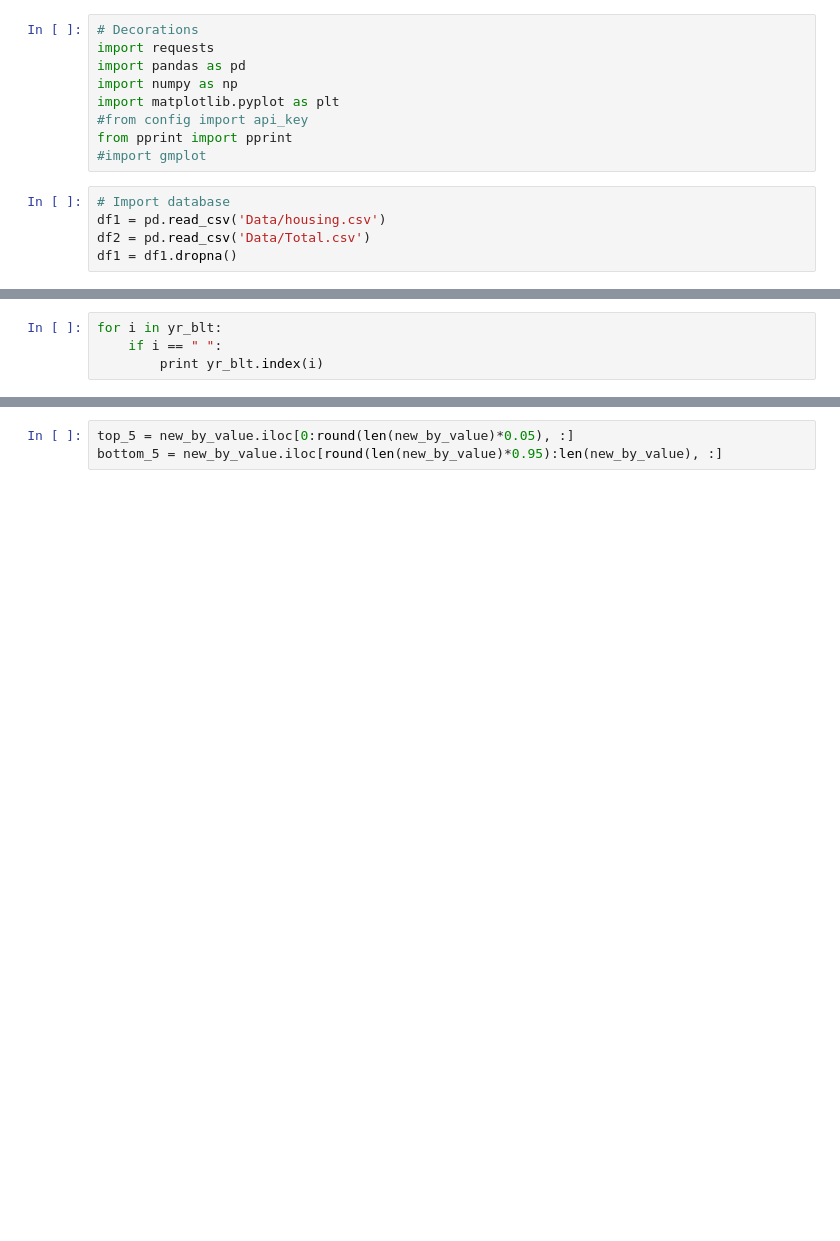
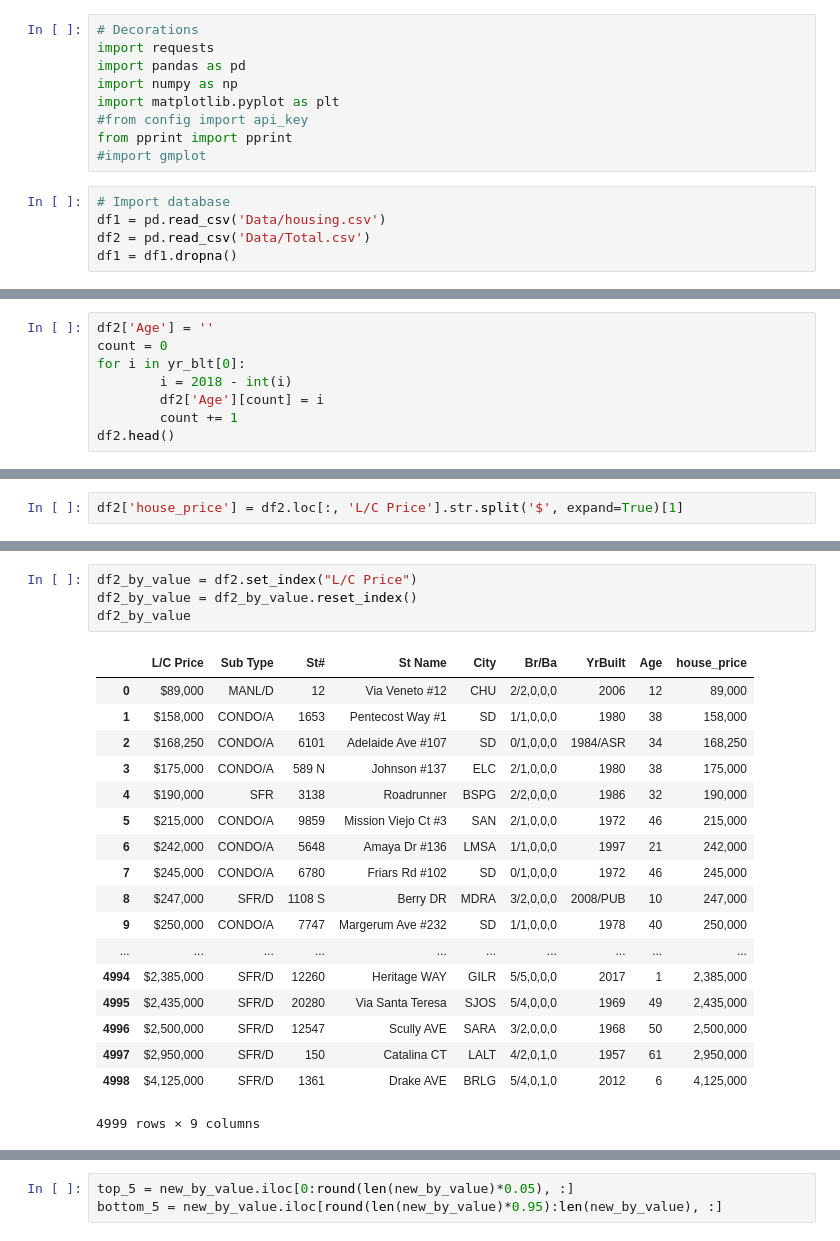
Before and after one commit to truonglybach/project1_UCI, a Jupyter notebook: shayan.ipynb, the cells around one changed output, grey strips where cells are left out. Cells and saved outputs as stored; diff of their text form; blank space fills up the shorter version.

```diff
--- a/shayan.ipynb
+++ b/shayan.ipynb
@@ -38,4 +39,0 @@ yr_blt = df2_year.loc[:, 'YrBuilt'].str.split('/', expand=True)[0]
-# %%
-for i in yr_blt:
-    if i == " ":
-        print yr_blt.index(i)
@@ -56,0 +40,8 @@ by_value = df1.sort_values("median_house_value", ascending=False)
+# %%
+df2['Age'] = ''
+count = 0
+for i in yr_blt[0]:
+        i = 2018 - int(i)
+        df2['Age'][count] = i
+        count += 1
+df2.head()
@@ -56,0 +55,2 @@ by_value = df1.sort_values("median_house_value", ascending=False)
+# %%
+df2['house_price'] = df2.loc[:, 'L/C Price'].str.split('$', expand=True)[1]
@@ -57,3 +66,26 @@ by_value = df1.sort_values("median_house_value", ascending=False)
+# %%
+df2_by_value = df2.set_index("L/C Price")
+df2_by_value = df2_by_value.reset_index()
+df2_by_value
+# %% [output]
+|  | L/C Price | Sub Type | St# | St Name | City | Br/Ba | YrBuilt | Age | house_price |
+| 0 | $89,000 | MANL/D | 12 | Via Veneto #12 | CHU | 2/2,0,0,0 | 2006 | 12 | 89,000 |
+| 1 | $158,000 | CONDO/A | 1653 | Pentecost Way #1 | SD | 1/1,0,0,0 | 1980 | 38 | 158,000 |
+| 2 | $168,250 | CONDO/A | 6101 | Adelaide Ave #107 | SD | 0/1,0,0,0 | 1984/ASR | 34 | 168,250 |
+| 3 | $175,000 | CONDO/A | 589 N | Johnson #137 | ELC | 2/1,0,0,0 | 1980 | 38 | 175,000 |
+| 4 | $190,000 | SFR | 3138 | Roadrunner | BSPG | 2/2,0,0,0 | 1986 | 32 | 190,000 |
+| 5 | $215,000 | CONDO/A | 9859 | Mission Viejo Ct #3 | SAN | 2/1,0,0,0 | 1972 | 46 | 215,000 |
+| 6 | $242,000 | CONDO/A | 5648 | Amaya Dr #136 | LMSA | 1/1,0,0,0 | 1997 | 21 | 242,000 |
+| 7 | $245,000 | CONDO/A | 6780 | Friars Rd #102 | SD | 0/1,0,0,0 | 1972 | 46 | 245,000 |
+| 8 | $247,000 | SFR/D | 1108 S | Berry DR | MDRA | 3/2,0,0,0 | 2008/PUB | 10 | 247,000 |
+| 9 | $250,000 | CONDO/A | 7747 | Margerum Ave #232 | SD | 1/1,0,0,0 | 1978 | 40 | 250,000 |
+| ... | ... | ... | ... | ... | ... | ... | ... | ... | ... |
+| 4994 | $2,385,000 | SFR/D | 12260 | Heritage WAY | GILR | 5/5,0,0,0 | 2017 | 1 | 2,385,000 |
+| 4995 | $2,435,000 | SFR/D | 20280 | Via Santa Teresa | SJOS | 5/4,0,0,0 | 1969 | 49 | 2,435,000 |
+| 4996 | $2,500,000 | SFR/D | 12547 | Scully AVE | SARA | 3/2,0,0,0 | 1968 | 50 | 2,500,000 |
+| 4997 | $2,950,000 | SFR/D | 150 | Catalina CT | LALT | 4/2,0,1,0 | 1957 | 61 | 2,950,000 |
+| 4998 | $4,125,000 | SFR/D | 1361 | Drake AVE | BRLG | 5/4,0,1,0 | 2012 | 6 | 4,125,000 |
+4999 rows × 9 columns
 # %%
 new_by_value = by_value.reset_index()
 new_by_value.head()
```
Also changed, not shown: parts of 11 cells of this notebook.
